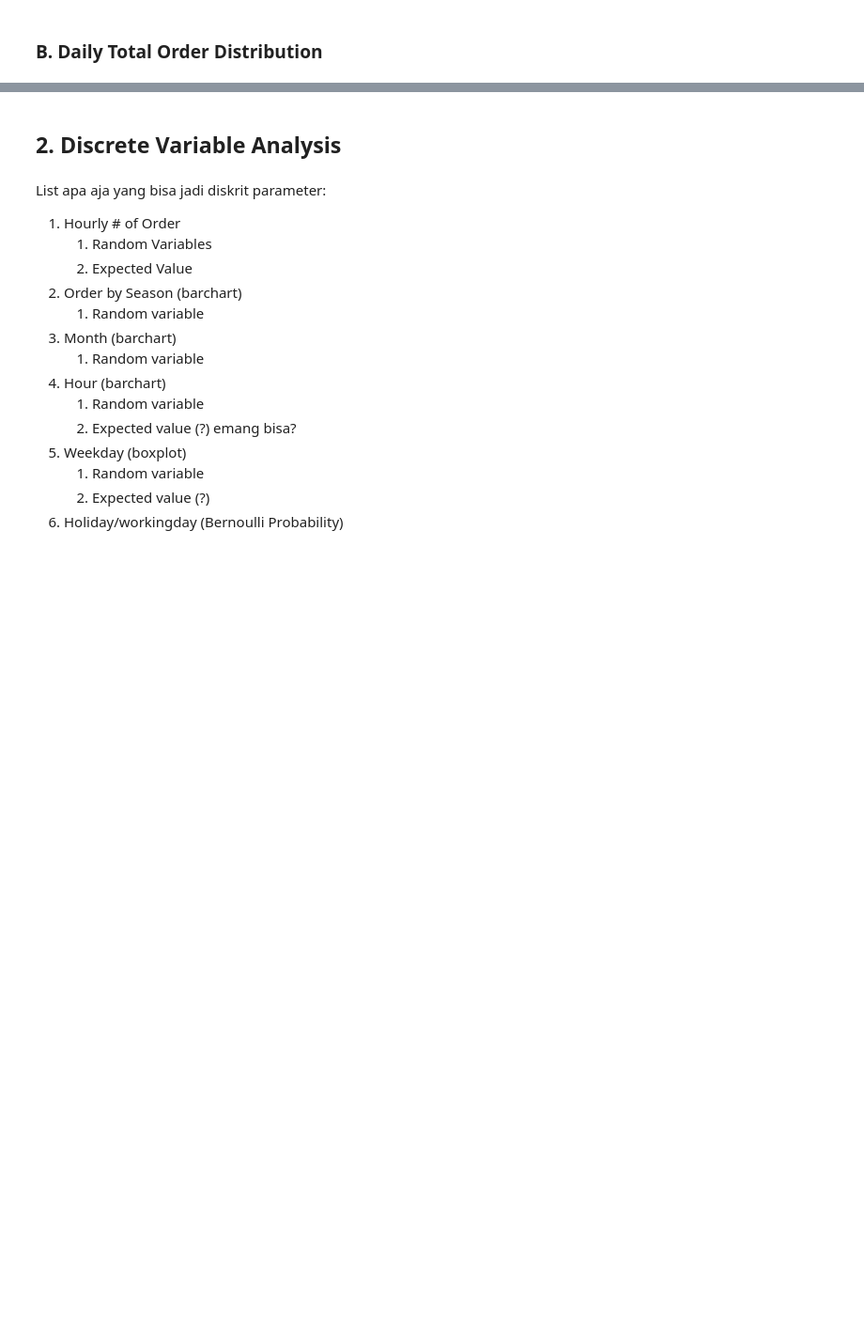
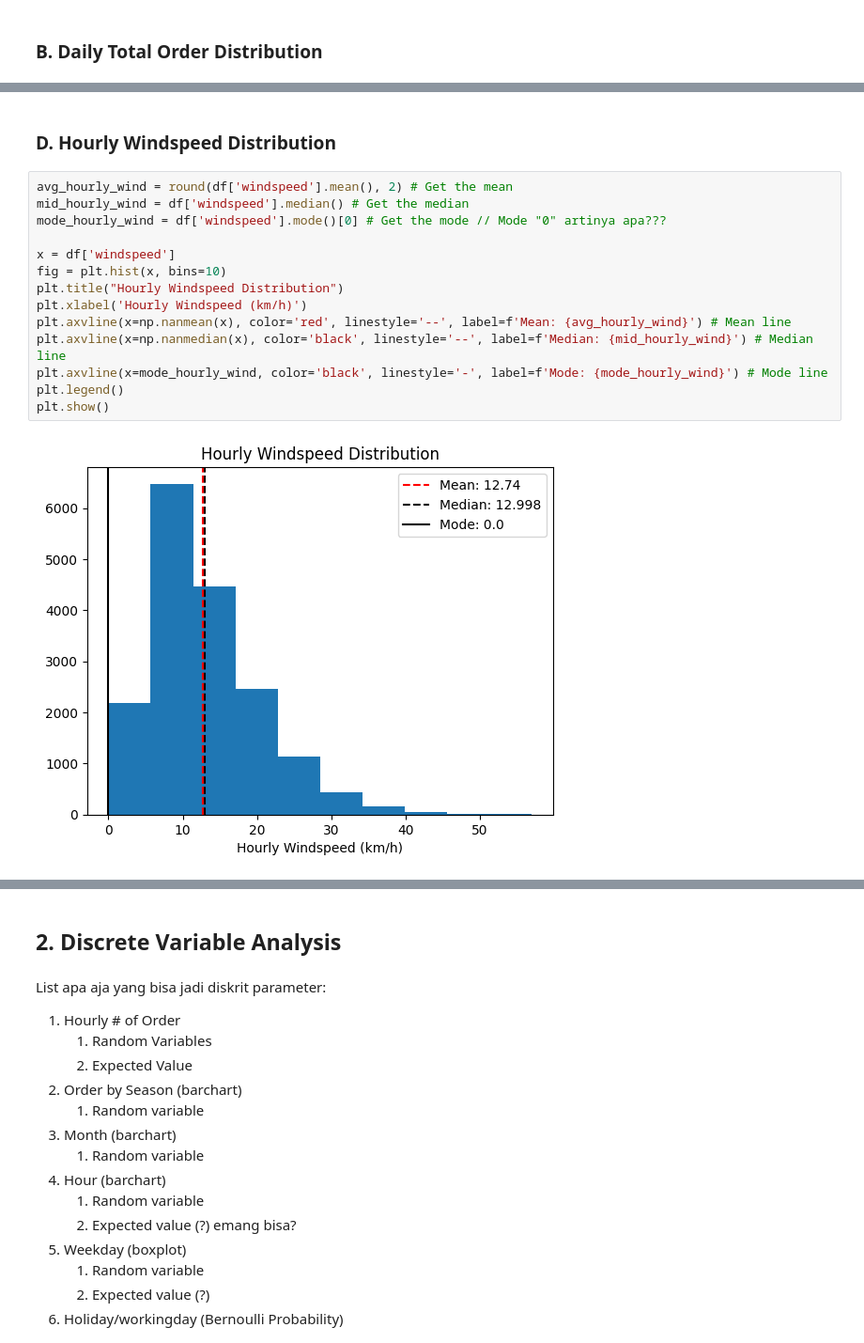
Before and after one commit to bagusfarisa/bike-sharing-demand-probability-analysis, a Jupyter notebook: bikesharing.ipynb, the cells around one changed output, grey strips where cells are left out. Shown at 94% size. Cells and saved outputs as stored; diff of their text form; blank space fills up the shorter version.

```diff
--- a/bikesharing.ipynb
+++ b/bikesharing.ipynb
@@ -82,0 +85,18 @@ Ide EDA:
+# %% [markdown]
+### D. Hourly Windspeed Distribution
+# %%
+avg_hourly_wind = round(df['windspeed'].mean(), 2) # Get the mean
+mid_hourly_wind = df['windspeed'].median() # Get the median
+mode_hourly_wind = df['windspeed'].mode()[0] # Get the mode // Mode "0" artinya apa???
+
+x = df['windspeed']
+fig = plt.hist(x, bins=10)
+plt.title("Hourly Windspeed Distribution")
+plt.xlabel('Hourly Windspeed (km/h)')
+plt.axvline(x=np.nanmean(x), color='red', linestyle='--', label=f'Mean: {avg_hourly_wind}') # Mean line
+plt.axvline(x=np.nanmedian(x), color='black', linestyle='--', label=f'Median: {mid_hourly_wind}') # Median line
+plt.axvline(x=mode_hourly_wind, color='black', linestyle='-', label=f'Mode: {mode_hourly_wind}') # Mode line
+plt.legend()
+plt.show()
+# %% [output]
+[figure, added]
```
Also changed, not shown: parts of 9 cells of this notebook.
